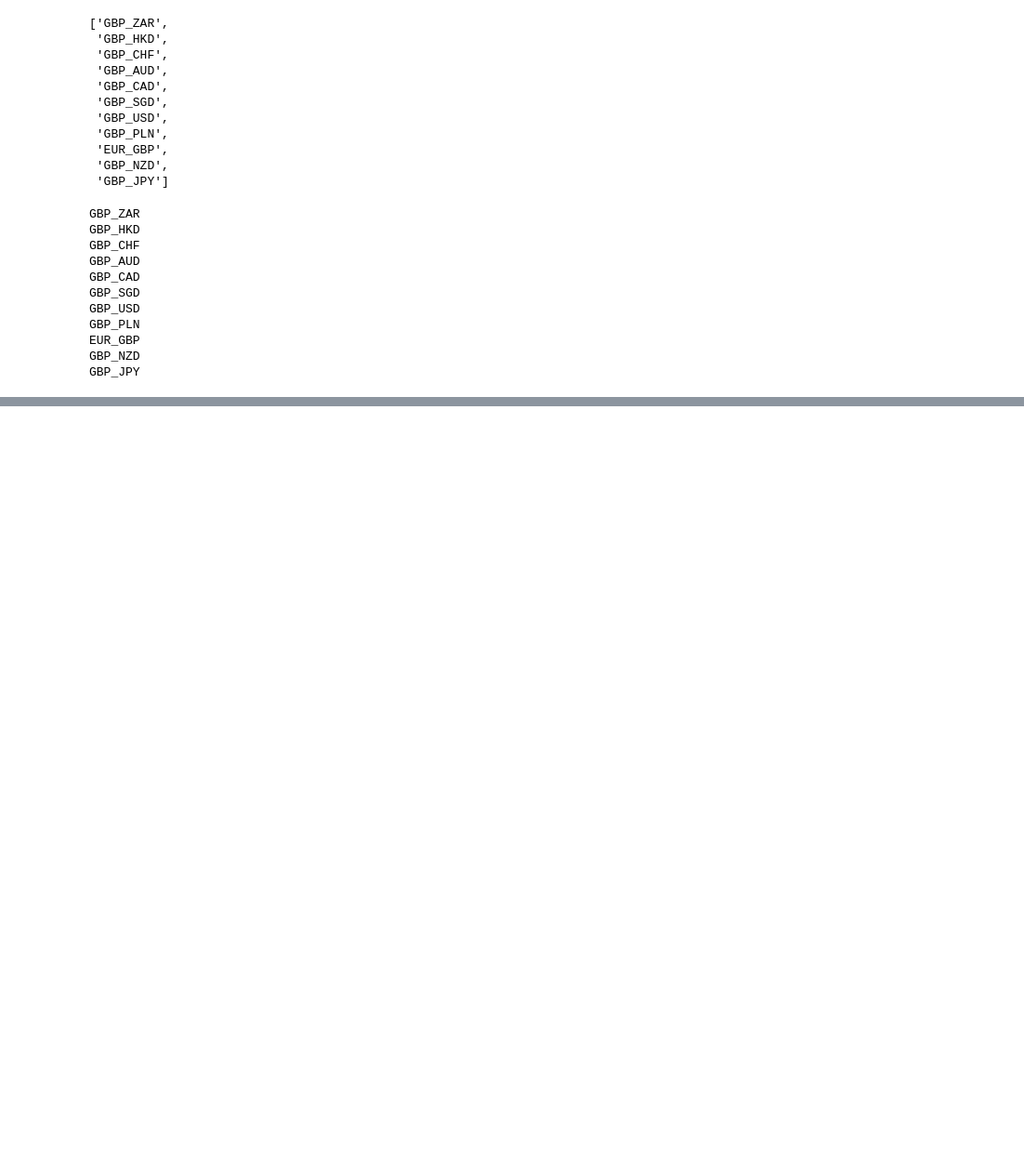
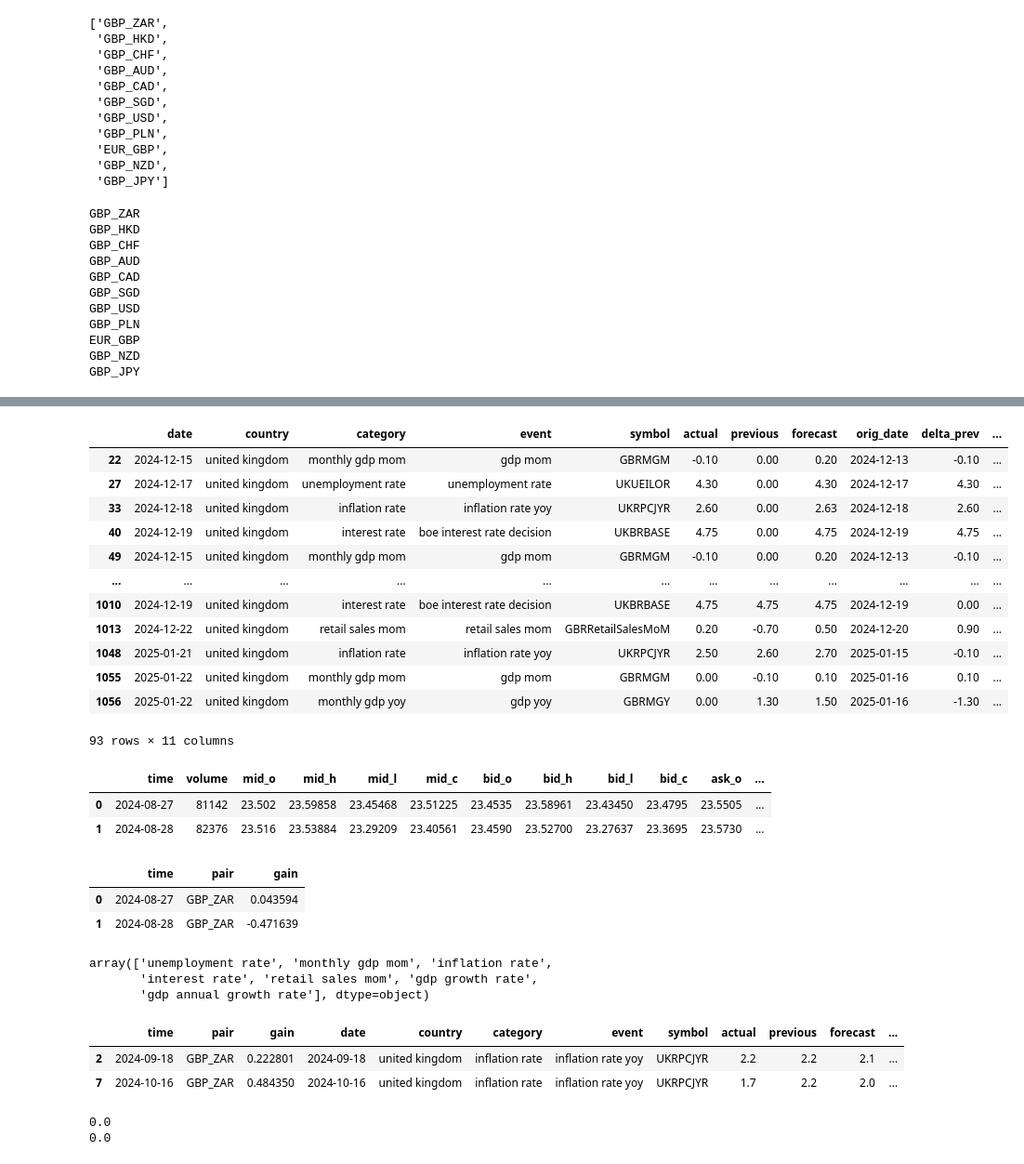
Before and after one commit to DevCielo/trading, a Jupyter notebook: exploration/Calendar_Data.ipynb, the cells around one changed output, grey strips where cells are left out. Shown at 93% size. Drawn from its saved outputs; the diff is of its cells as text; code cells hidden in the pictures; blank space fills up the shorter version.

Commit message:
finished exploration of calendar data from database

```diff
--- a/exploration/Calendar_Data.ipynb
+++ b/exploration/Calendar_Data.ipynb
@@ -119,0 +156,7 @@ calendar_data_df_uk = calendar_data_df[calendar_data_df.country == 'united kingd
+# %%
+for col in ['actual', 'previous', 'forecast']:
+    for sy in ['%', 'B', 'K', '£']:
+        calendar_data_df_uk[col] = calendar_data_df_uk[col].str.replace(sy, "")
+
+    calendar_data_df_uk[col].replace('', 0, inplace=True)
+    calendar_data_df_uk[col] = calendar_data_df_uk[col].astype(float)
@@ -119,0 +216,12 @@ calendar_data_df_uk = calendar_data_df[calendar_data_df.country == 'united kingd
+# %%
+date_match = {}
+for orig in calendar_data_df_uk.date.unique():
+    d = orig
+    tries = 0
+    while d not in candles_df.time.values:
+        d = d + dt.timedelta(days = 1)
+        tries += 1
+        if tries > 5:
+            break
+
+    date_match[orig] = d
@@ -119,0 +246,28 @@ calendar_data_df_uk = calendar_data_df[calendar_data_df.country == 'united kingd
+# %%
+calendar_data_df_uk['orig_date'] = calendar_data_df_uk.date
+calendar_data_df_uk.date = [date_match[x] for x in calendar_data_df_uk.date]
+# %%
+calendar_data_df_uk['delta_prev'] = calendar_data_df_uk.actual - calendar_data_df_uk.previous
+calendar_data_df_uk['delta_fc'] = calendar_data_df_uk.actual - calendar_data_df_uk.forecast
+# %%
+calendar_data_df_uk
+# %% [output]
+|  | date | country | category | event | symbol | actual | previous | forecast | orig_date | delta_prev | ... |
+| 22 | 2024-12-15 | united kingdom | monthly gdp mom | gdp mom | GBRMGM | -0.10 | 0.00 | 0.20 | 2024-12-13 | -0.10 | ... |
+| 27 | 2024-12-17 | united kingdom | unemployment rate | unemployment rate | UKUEILOR | 4.30 | 0.00 | 4.30 | 2024-12-17 | 4.30 | ... |
+| 33 | 2024-12-18 | united kingdom | inflation rate | inflation rate yoy | UKRPCJYR | 2.60 | 0.00 | 2.63 | 2024-12-18 | 2.60 | ... |
+| 40 | 2024-12-19 | united kingdom | interest rate | boe interest rate decision | UKBRBASE | 4.75 | 0.00 | 4.75 | 2024-12-19 | 4.75 | ... |
+| 49 | 2024-12-15 | united kingdom | monthly gdp mom | gdp mom | GBRMGM | -0.10 | 0.00 | 0.20 | 2024-12-13 | -0.10 | ... |
+| ... | ... | ... | ... | ... | ... | ... | ... | ... | ... | ... | ... |
+| 1010 | 2024-12-19 | united kingdom | interest rate | boe interest rate decision | UKBRBASE | 4.75 | 4.75 | 4.75 | 2024-12-19 | 0.00 | ... |
+| 1013 | 2024-12-22 | united kingdom | retail sales mom | retail sales mom | GBRRetailSalesMoM | 0.20 | -0.70 | 0.50 | 2024-12-20 | 0.90 | ... |
+| 1048 | 2025-01-21 | united kingdom | inflation rate | inflation rate yoy | UKRPCJYR | 2.50 | 2.60 | 2.70 | 2025-01-15 | -0.10 | ... |
+| 1055 | 2025-01-22 | united kingdom | monthly gdp mom | gdp mom | GBRMGM | 0.00 | -0.10 | 0.10 | 2025-01-16 | 0.10 | ... |
+| 1056 | 2025-01-22 | united kingdom | monthly gdp yoy | gdp yoy | GBRMGY | 0.00 | 1.30 | 1.50 | 2025-01-16 | -1.30 | ... |
+93 rows × 11 columns
+# %%
+candles_df.head(2)
+# %% [output]
+|  | time | volume | mid_o | mid_h | mid_l | mid_c | bid_o | bid_h | bid_l | bid_c | ask_o | ... |
+| 0 | 2024-08-27 | 81142 | 23.502 | 23.59858 | 23.45468 | 23.51225 | 23.4535 | 23.58961 | 23.43450 | 23.4795 | 23.5505 | ... |
+| 1 | 2024-08-28 | 82376 | 23.516 | 23.53884 | 23.29209 | 23.40561 | 23.4590 | 23.52700 | 23.27637 | 23.3695 | 23.5730 | ... |
@@ -119,0 +276,6 @@ calendar_data_df_uk = calendar_data_df[calendar_data_df.country == 'united kingd
+# %%
+candles_an.head(2)
+# %% [output]
+|  | time | pair | gain |
+| 0 | 2024-08-27 | GBP_ZAR | 0.043594 |
+| 1 | 2024-08-28 | GBP_ZAR | -0.471639 |
@@ -119,0 +284,20 @@ calendar_data_df_uk = calendar_data_df[calendar_data_df.country == 'united kingd
+# %%
+merged.category.unique()
+# %% [output]
+array(['unemployment rate', 'monthly gdp mom', 'inflation rate',
+       'interest rate', 'retail sales mom', 'gdp growth rate',
+       'gdp annual growth rate'], dtype=object)
+# %%
+merged[merged.category=="inflation rate"].head(2)
+# %% [output]
+|  | time | pair | gain | date | country | category | event | symbol | actual | previous | forecast | ... |
+| 2 | 2024-09-18 | GBP_ZAR | 0.222801 | 2024-09-18 | united kingdom | inflation rate | inflation rate yoy | UKRPCJYR | 2.2 | 2.2 | 2.1 | ... |
+| 7 | 2024-10-16 | GBP_ZAR | 0.484350 | 2024-10-16 | united kingdom | inflation rate | inflation rate yoy | UKRPCJYR | 1.7 | 2.2 | 2.0 | ... |
+# %%
+c = 'balance of trade'
+df_an = merged[merged.category==c]
+print(df_an[df_an.delta_prev >= 0].gain.sum())
+print(df_an[df_an.delta_prev < 0].gain.sum())
+# %% [output]
+0.0
+0.0
```
Also changed, not shown: parts of 14 cells of this notebook, 1 other file.
